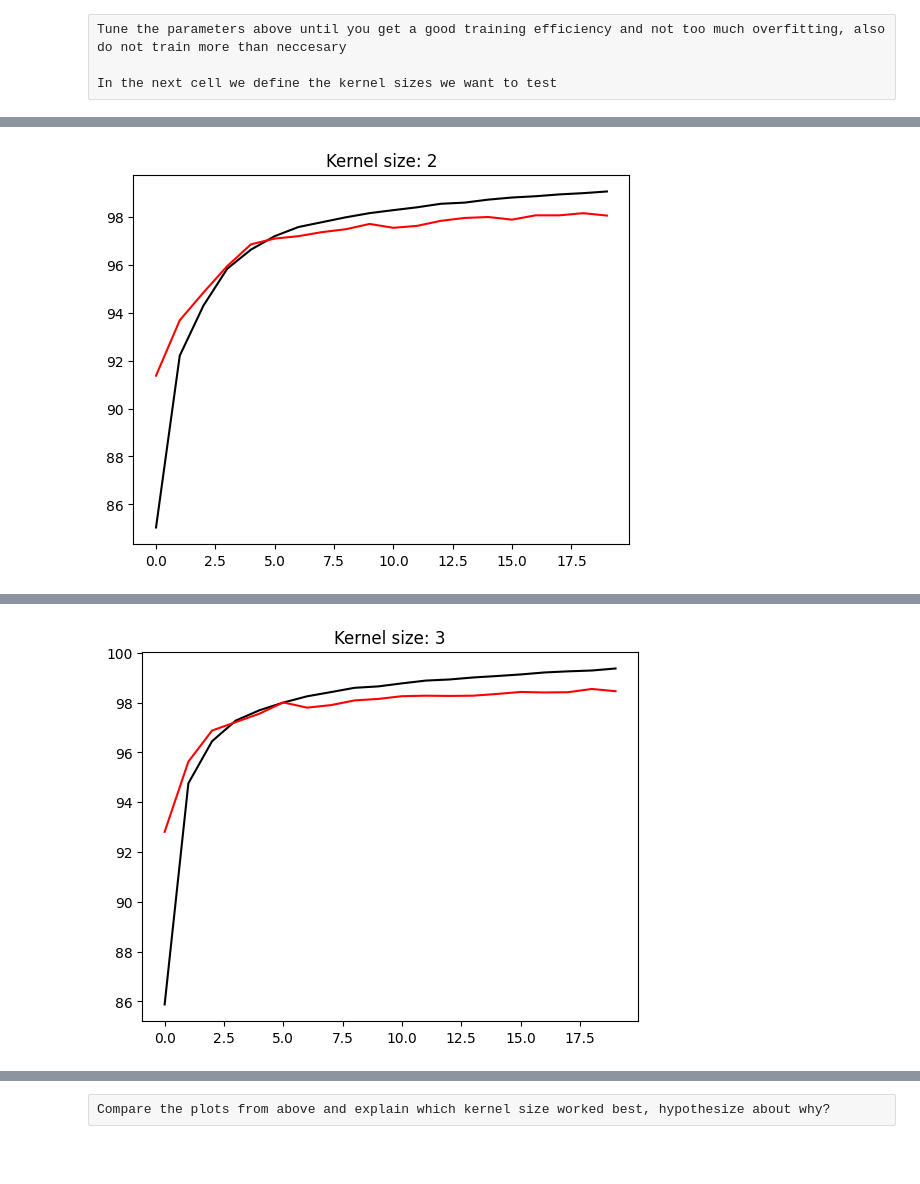
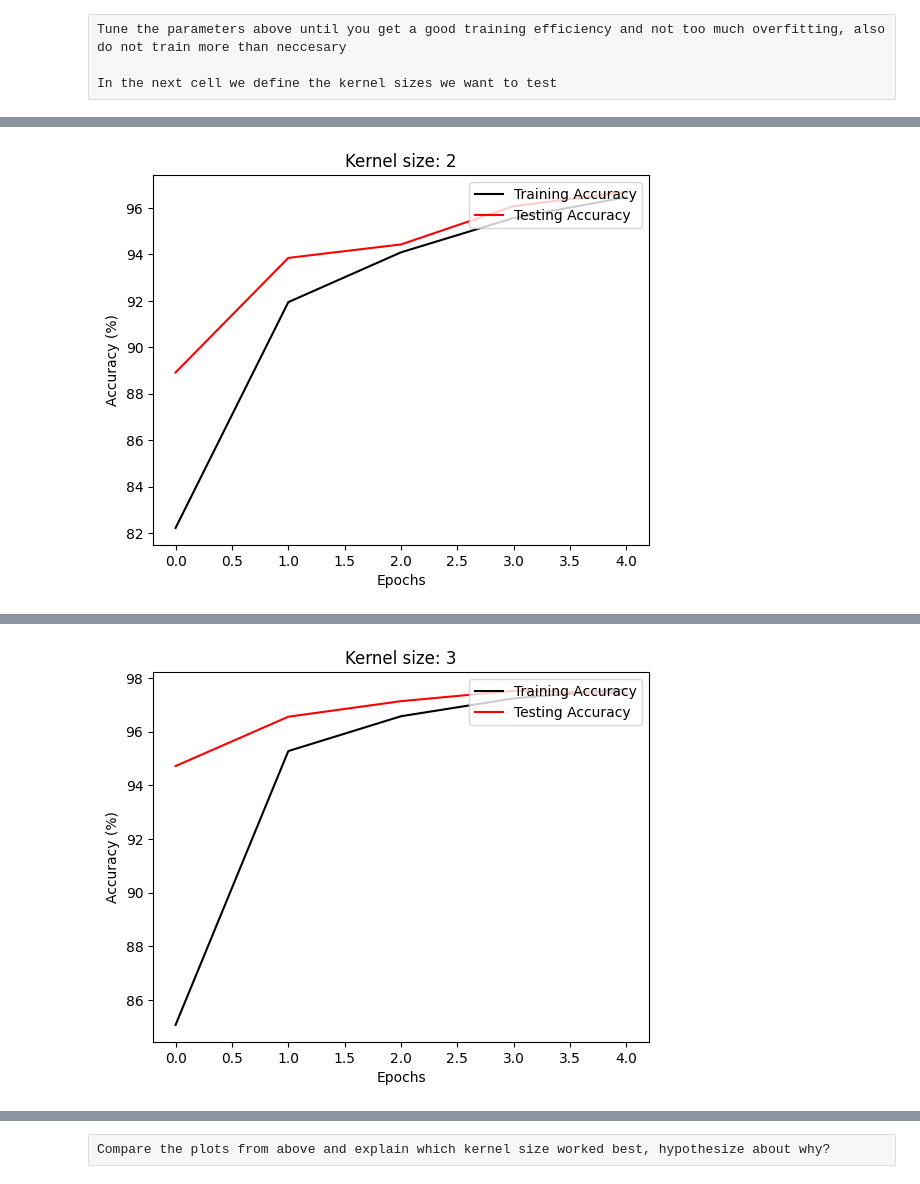
Before and after one commit to Ahmadar91/ML, a Jupyter notebook: Lab_4_Convolutional_Neural_Networks.ipynb, the cells around one changed output, grey strips where cells are left out. Saved outputs shown, nothing was run; the diff lists cells and outputs as text; code cells hidden in the pictures; blank space fills up the shorter version.

```diff
--- a/Lab_4_Convolutional_Neural_Networks.ipynb
+++ b/Lab_4_Convolutional_Neural_Networks.ipynb
@@ -42,7 +24,7 @@ https://pytorch.org/tutorials/beginner/deep_learning_60min_blitz.html
 
 We want to use the MNIST dataset (not CIFAR)!
 # %%
-n_epochs = 10
+n_epochs = 5
 batch_size_train = 64
 batch_size_test = 10000
 learning_rate = 0.01
@@ -129,7 +111,9 @@ class MyCNN(nn.Module):
         self.fc3 = nn.Linear(32, 10)
 
     def forward(self, x):
-        x = self.pool(F.relu(self.conv1(x)))
+        x = F.relu(self.conv1(x))
+        self.features = x  # Store the feature maps
+        x = self.pool(x)
         x = x.view(x.size(0), -1)
         x = F.relu(self.fc1(x))
         x = self.fc3(x)
@@ -261,9 +240,9 @@ for kernelSize in kernelSizes:
     # now plot this
     plt.plot(trainAccuracy, "k", label="Training Accuracy")
     plt.plot(testAccuracy, "r", label="Testing Accuracy")
-    title("Kernel size: " + str(kernelSize))
+    plt.title("Kernel size: " + str(kernelSize))
     plt.xlabel("Epochs")
     plt.ylabel("Accuracy (%)")
-    plt.legend(loc="upper right")
+    plt.legend(loc="bottom right")
     plt.show()
 # %% [output]
@@ -286,2 +258,2 @@ Epoch 20, Train Accuracy: 99.43%, Test Accuracy: 98.65%
 Finished Training
-[figure, old version]
+[figure, new version]
@@ -288 +270 @@ Finished Training
-[figure, old version]
+[figure, new version]
```
Also changed, not shown: parts of 6 cells of this notebook.
